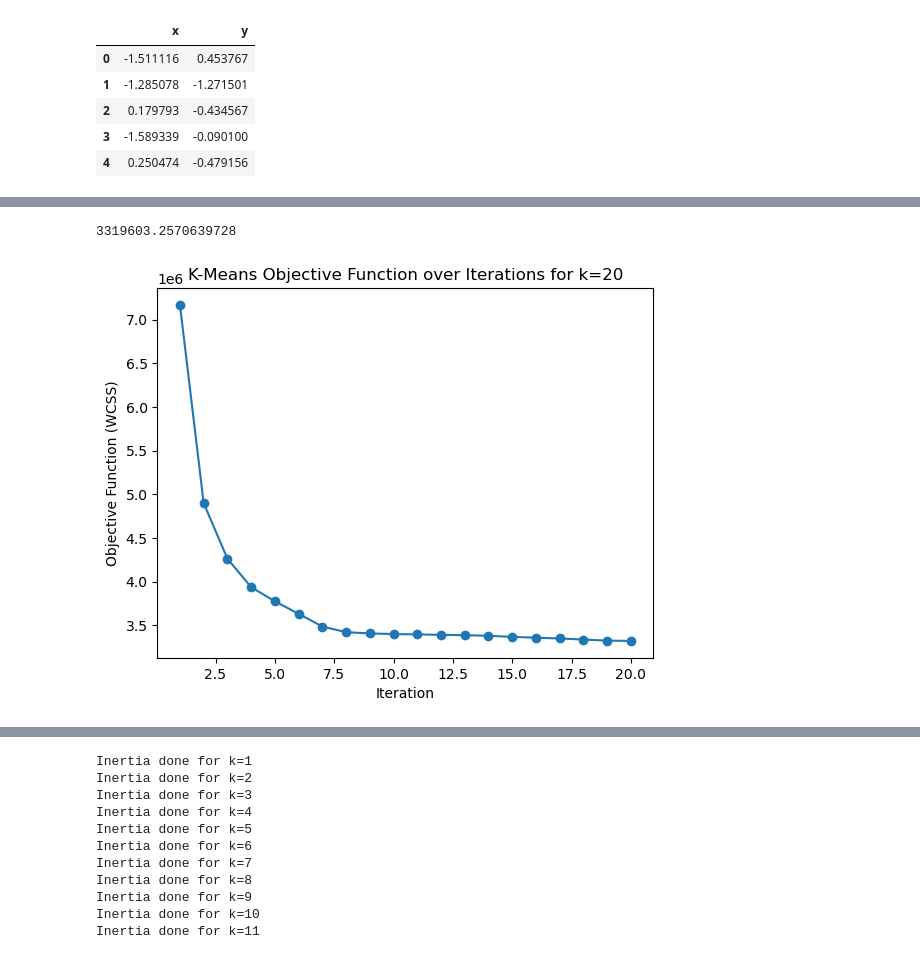
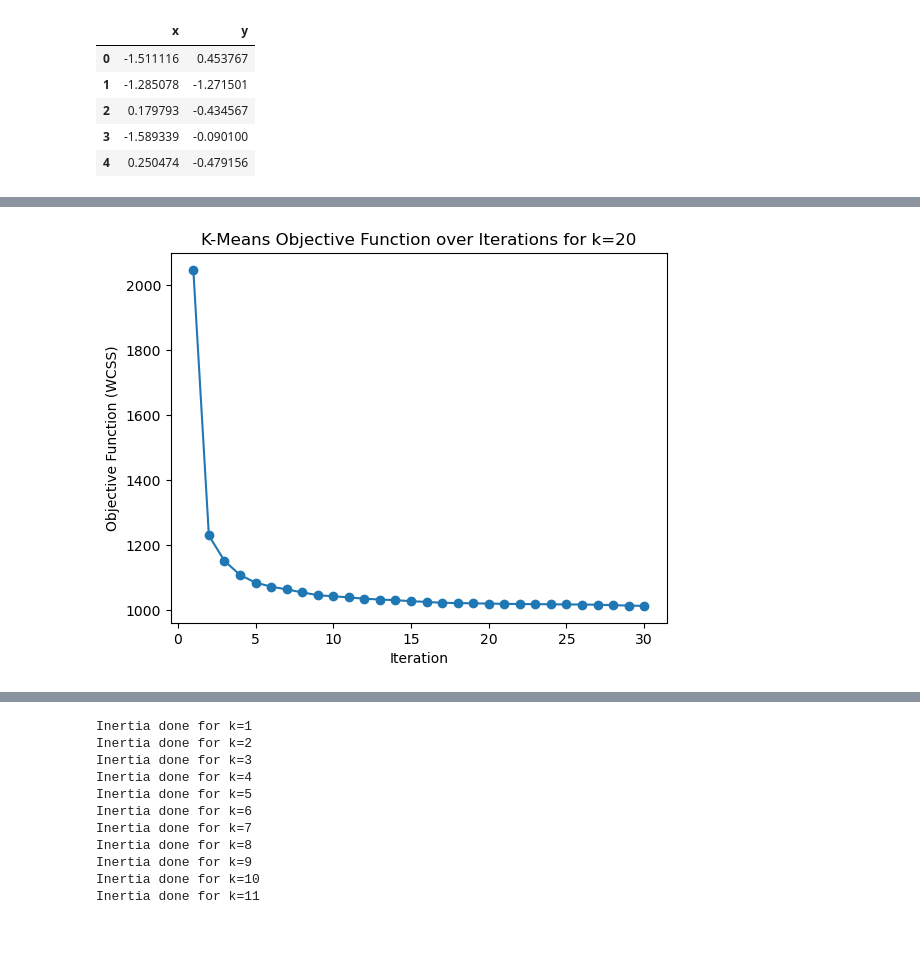
Before and after one commit to vatslgoswami/IML_A2, a Jupyter notebook: clustering.ipynb, the cells around one changed output, grey strips where cells are left out. Cells and saved outputs as stored; diff of their text form; code cells hidden in the pictures.

```diff
--- a/clustering.ipynb
+++ b/clustering.ipynb
@@ -161,13 +231,11 @@ def k_means(df, k, max_iter= 20, tol=1e-5):
 # %%
 k = 20
-centers, labels, objectives = k_means(df[['x','y']], k=k)
-print(objectives[-1])
+centers, labels, objectives = k_means(X, k=k, max_iter = 30)
 
-plt.plot(range(1, len(objectives)+1), objectives, marker='o')
+plt.plot(range(1, len(objectives)+1), objectives, marker = 'o')
 plt.xlabel("Iteration")
 plt.ylabel("Objective Function (WCSS)")
 plt.title(f"K-Means Objective Function over Iterations for k={k}")
 plt.show()
 # %% [output]
-3319603.2570639728
-[figure, old version]
+[figure, new version]
```
Also changed, not shown: parts of 63 cells of this notebook.
